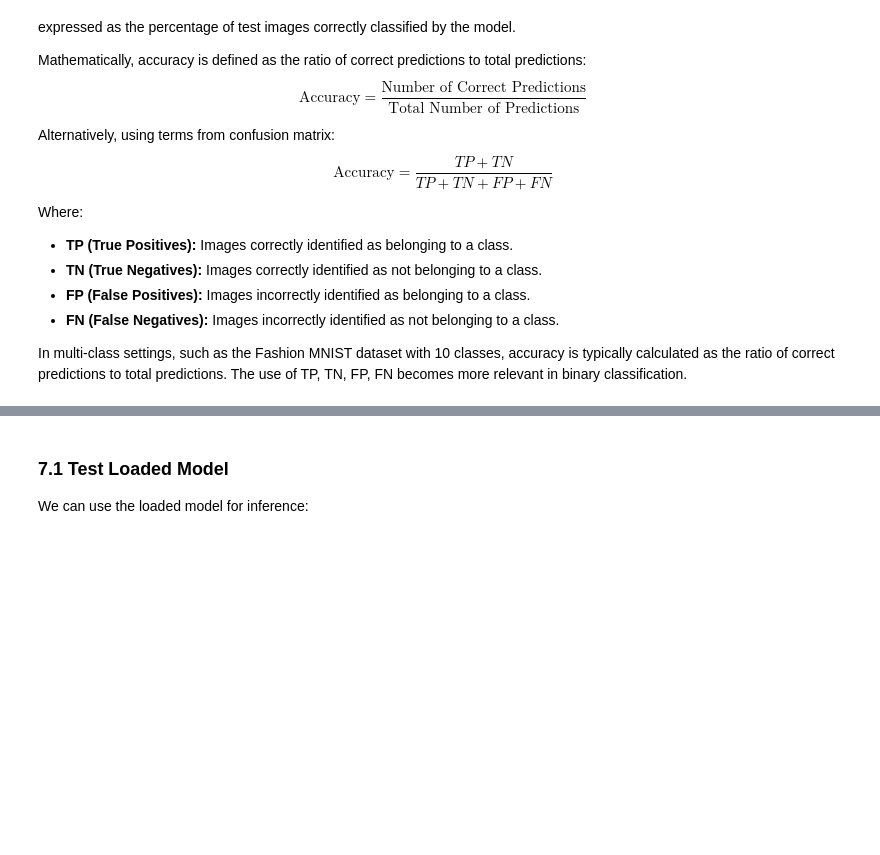
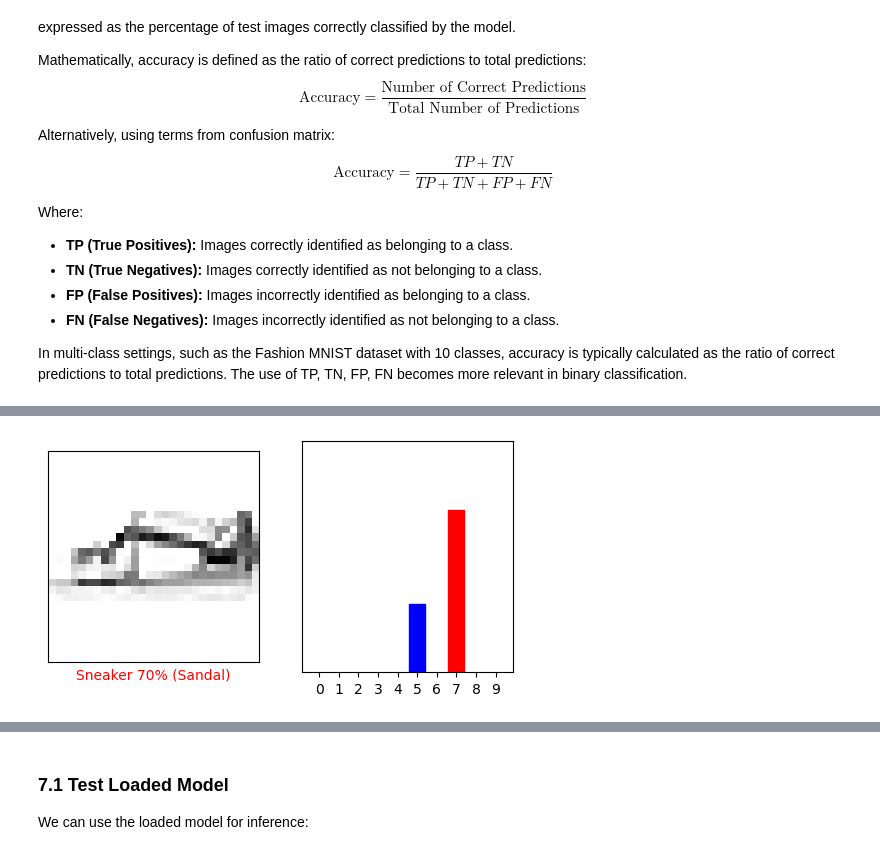
Before and after one commit to murilogustineli/computer-vision-demo, a Jupyter notebook: cv_demo.ipynb, the cells around one changed output, grey strips where cells are left out. Cells and saved outputs as stored; diff of their text form; code cells hidden in the pictures; blank space fills up the shorter version.

```diff
--- a/cv_demo.ipynb
+++ b/cv_demo.ipynb
@@ -709,0 +857,4 @@ In multi-class settings, such as the Fashion MNIST dataset with 10 classes, accu
+# %%
+plot_single_image_prediction(img_number=12)
+# %% [output]
+[figure, added]
```
Also changed, not shown: parts of 27 cells of this notebook.
